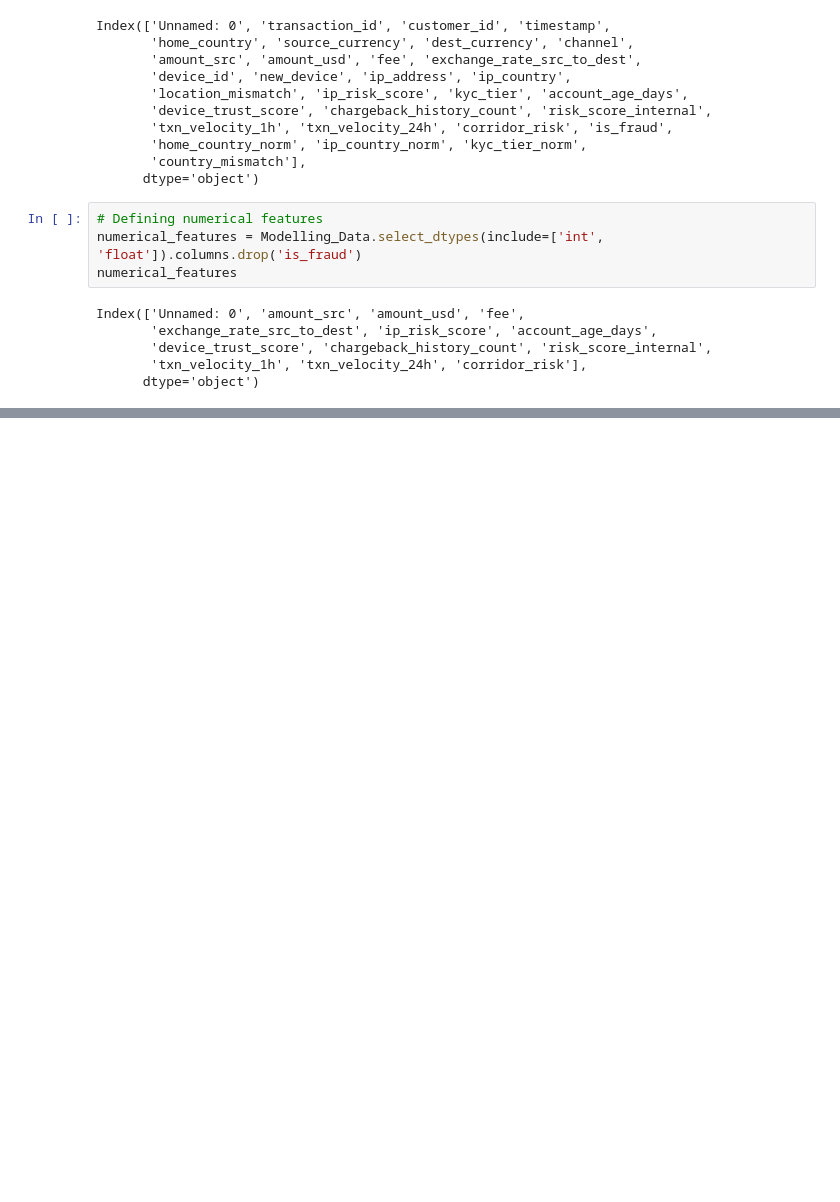
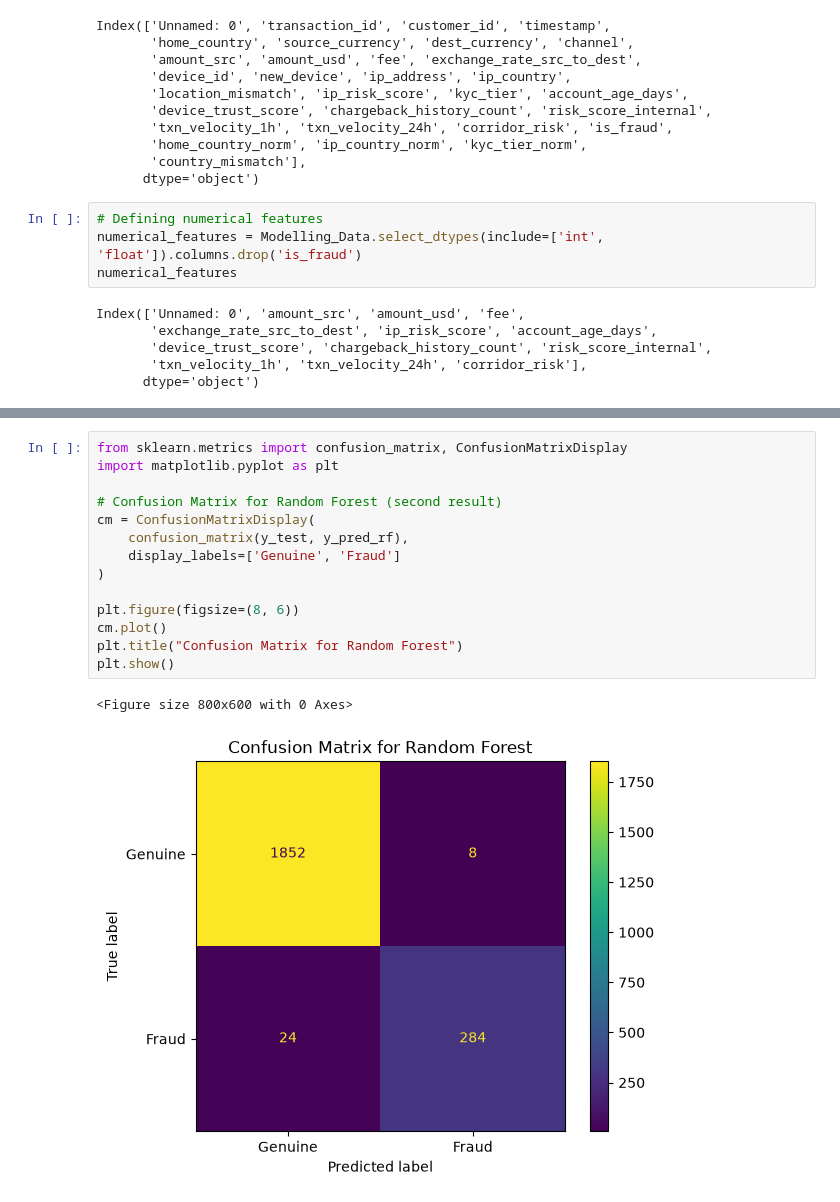
Before and after one commit to fnalyanya/Fraudulent_Transaction_Detection_for_Finlora_Company, a Jupyter notebook: Notebooks/modelling.ipynb, the cells around one changed output, grey strips where cells are left out. Saved outputs shown, nothing was run; the diff lists cells and outputs as text; blank space fills up the shorter version.

```diff
--- a/Notebooks/modelling.ipynb
+++ b/Notebooks/modelling.ipynb
@@ -61,0 +252,17 @@ Index(['Unnamed: 0', 'amount_src', 'amount_usd', 'fee',
+# %%
+from sklearn.metrics import confusion_matrix, ConfusionMatrixDisplay
+import matplotlib.pyplot as plt
+
+# Confusion Matrix for Random Forest (second result)
+cm = ConfusionMatrixDisplay(
+    confusion_matrix(y_test, y_pred_rf),
+    display_labels=['Genuine', 'Fraud']
+)
+
+plt.figure(figsize=(8, 6))
+cm.plot()
+plt.title("Confusion Matrix for Random Forest")
+plt.show()
+# %% [output]
+<Figure size 800x600 with 0 Axes>
+[figure, added]
```
Also changed, not shown: parts of 9 cells of this notebook.
